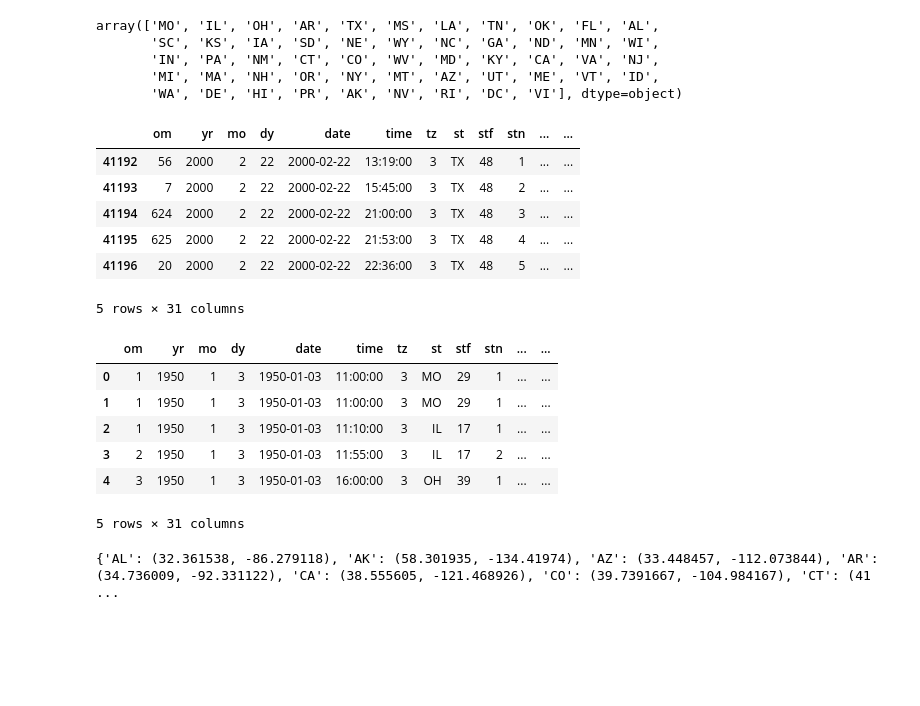
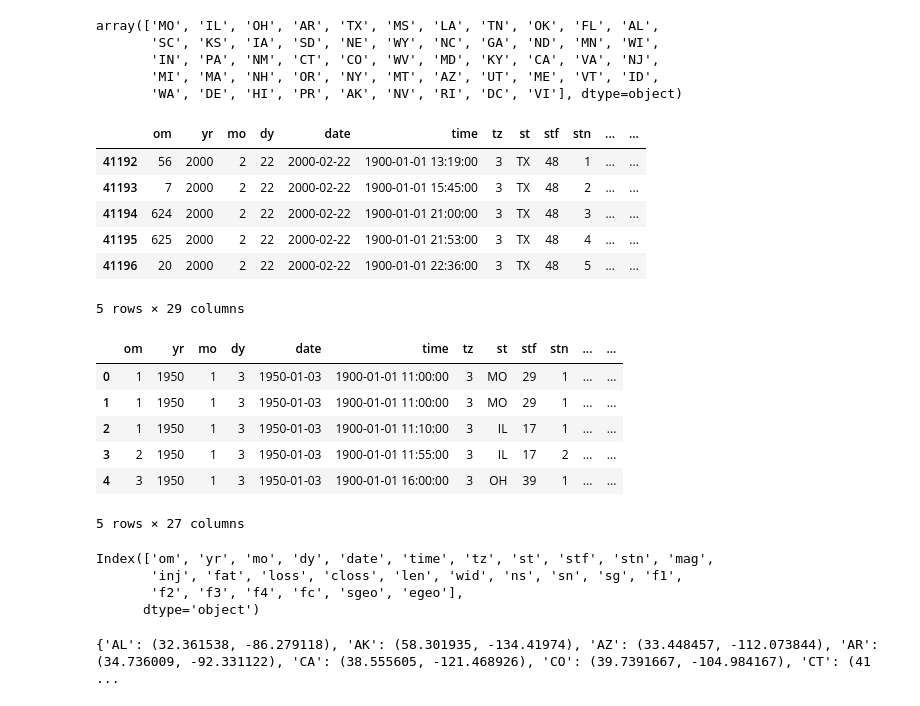
Before and after one commit to brodelp/data-science-ualr, a Jupyter notebook: exploration.ipynb, the cells around one changed output. Saved outputs shown, nothing was run; the diff lists cells and outputs as text; code cells hidden in the pictures; blank space fills up the shorter version.

```diff
--- a/exploration.ipynb
+++ b/exploration.ipynb
@@ -19,6 +19,10 @@ Index(['om', 'yr', 'mo', 'dy', 'date', 'time', 'tz', 'st', 'stf', 'stn', 'mag',
        'inj', 'fat', 'loss', 'closs', 'slat', 'slon', 'elat', 'elon', 'len',
        'wid', 'ns', 'sn', 'sg', 'f1', 'f2', 'f3', 'f4', 'fc'],
       dtype='object')
+# %%
+data['date'] = pd.to_datetime(data['date'])
+data['time'] = pd.to_datetime(data['time'], format='%H:%M:%S')
+data['st'] = data['st'].astype('str')
 # %%
 data.dtypes
 # %% [output]
@@ -51,26 +55,34 @@ array(['MO', 'IL', 'OH', 'AR', 'TX', 'MS', 'LA', 'TN', 'OK', 'FL', 'AL',
 data[(data["yr"]==2000) & (data['st'] == 'TX')].head()
 # %% [output]
 |  | om | yr | mo | dy | date | time | tz | st | stf | stn | ... | ... |
-| 41192 | 56 | 2000 | 2 | 22 | 2000-02-22 | 13:19:00 | 3 | TX | 48 | 1 | ... | ... |
-| 41193 | 7 | 2000 | 2 | 22 | 2000-02-22 | 15:45:00 | 3 | TX | 48 | 2 | ... | ... |
-| 41194 | 624 | 2000 | 2 | 22 | 2000-02-22 | 21:00:00 | 3 | TX | 48 | 3 | ... | ... |
-| 41195 | 625 | 2000 | 2 | 22 | 2000-02-22 | 21:53:00 | 3 | TX | 48 | 4 | ... | ... |
-| 41196 | 20 | 2000 | 2 | 22 | 2000-02-22 | 22:36:00 | 3 | TX | 48 | 5 | ... | ... |
+| 41192 | 56 | 2000 | 2 | 22 | 2000-02-22 | 1900-01-01 13:19:00 | 3 | TX | 48 | 1 | ... | ... |
+| 41193 | 7 | 2000 | 2 | 22 | 2000-02-22 | 1900-01-01 15:45:00 | 3 | TX | 48 | 2 | ... | ... |
+| 41194 | 624 | 2000 | 2 | 22 | 2000-02-22 | 1900-01-01 21:00:00 | 3 | TX | 48 | 3 | ... | ... |
+| 41195 | 625 | 2000 | 2 | 22 | 2000-02-22 | 1900-01-01 21:53:00 | 3 | TX | 48 | 4 | ... | ... |
+| 41196 | 20 | 2000 | 2 | 22 | 2000-02-22 | 1900-01-01 22:36:00 | 3 | TX | 48 | 5 | ... | ... |
-5 rows × 31 columns
+5 rows × 29 columns
 # %%
 #We need this cause apparently, folium can recognize not a geoseries but a normal tuple/list
 data.reset_index(drop=True, inplace=True)
 data['sgeo'] = [[data['slat'][i],data['slon'][i]] for i in range(len(data)) ]
 data['egeo'] = [[data['elat'][i],data['elon'][i]] for i in range(len(data)) ]
+data.drop(['slat', 'slon', 'elat', 'elon'], axis=1, inplace=True)
 data.head()
 # %% [output]
 |  | om | yr | mo | dy | date | time | tz | st | stf | stn | ... | ... |
-| 0 | 1 | 1950 | 1 | 3 | 1950-01-03 | 11:00:00 | 3 | MO | 29 | 1 | ... | ... |
-| 1 | 1 | 1950 | 1 | 3 | 1950-01-03 | 11:00:00 | 3 | MO | 29 | 1 | ... | ... |
-| 2 | 1 | 1950 | 1 | 3 | 1950-01-03 | 11:10:00 | 3 | IL | 17 | 1 | ... | ... |
-| 3 | 2 | 1950 | 1 | 3 | 1950-01-03 | 11:55:00 | 3 | IL | 17 | 2 | ... | ... |
-| 4 | 3 | 1950 | 1 | 3 | 1950-01-03 | 16:00:00 | 3 | OH | 39 | 1 | ... | ... |
+| 0 | 1 | 1950 | 1 | 3 | 1950-01-03 | 1900-01-01 11:00:00 | 3 | MO | 29 | 1 | ... | ... |
+| 1 | 1 | 1950 | 1 | 3 | 1950-01-03 | 1900-01-01 11:00:00 | 3 | MO | 29 | 1 | ... | ... |
+| 2 | 1 | 1950 | 1 | 3 | 1950-01-03 | 1900-01-01 11:10:00 | 3 | IL | 17 | 1 | ... | ... |
+| 3 | 2 | 1950 | 1 | 3 | 1950-01-03 | 1900-01-01 11:55:00 | 3 | IL | 17 | 2 | ... | ... |
+| 4 | 3 | 1950 | 1 | 3 | 1950-01-03 | 1900-01-01 16:00:00 | 3 | OH | 39 | 1 | ... | ... |
-5 rows × 31 columns
+5 rows × 27 columns
+# %%
+data.columns
+# %% [output]
+Index(['om', 'yr', 'mo', 'dy', 'date', 'time', 'tz', 'st', 'stf', 'stn', 'mag',
+       'inj', 'fat', 'loss', 'closs', 'len', 'wid', 'ns', 'sn', 'sg', 'f1',
+       'f2', 'f3', 'f4', 'fc', 'sgeo', 'egeo'],
+      dtype='object')
 # %%
 import folium
 # %%
```
Also changed, not shown: parts of 11 cells of this notebook.
